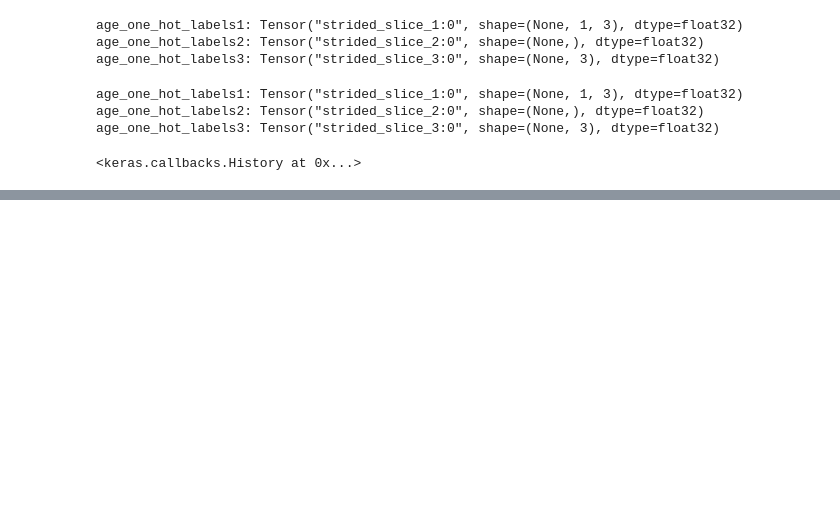
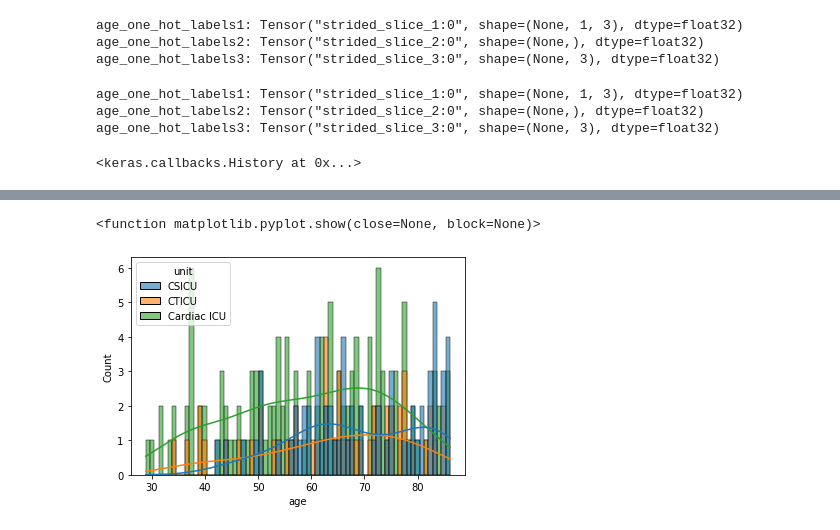
Before and after one commit to dianamJLAB/DS6050, a Jupyter notebook: eICU_gan/gan_work/age_unittype_gan_DM.ipynb, the cells around one changed output, grey strips where cells are left out. Saved outputs shown, nothing was run; the diff lists cells and outputs as text; code cells hidden in the pictures; blank space fills up the shorter version.

Commit message:
evaluating ourGAN age_unittype data against real age_unittype data

```diff
--- a/eICU_gan/gan_work/age_unittype_gan_DM.ipynb
+++ b/eICU_gan/gan_work/age_unittype_gan_DM.ipynb
@@ -480,0 +479,7 @@ stdv:  17.081144691897197
+# %%
+# combine all the generated ages into a single dataframe like the original (age, unit columns)
+df_synthetic_ageunittype = pd.DataFrame(np.concatenate([inv_gen_ages_cticu, inv_gen_ages_cardiacicu, inv_gen_ages_csicu], axis=0), columns=['age'])
+# add labels for correct rows for CSICU, CTICU, Cardiac_ICU
+ary_labels = ["CTICU"] * len(inv_gen_ages_csicu) + ["Cardiac_ICU"] * len(inv_gen_ages_cticu) + ["CSICU"] * len(inv_gen_ages_cardiacicu)
+df_synthetic_ageunittype['unit'] = ary_labels
+df_synthetic_ageunittype.head()
@@ -480,0 +495,6 @@ stdv:  17.081144691897197
+# %%
+sns.histplot(data=df_synthetic_ageunittype, x='age', hue='unit', bins=70, kde=True, alpha=0.6)
+plt.show
+# %% [output]
+<function matplotlib.pyplot.show(close=None, block=None)>
+[figure, added]
```
Also changed, not shown: parts of 7 cells of this notebook, 2 other files.
